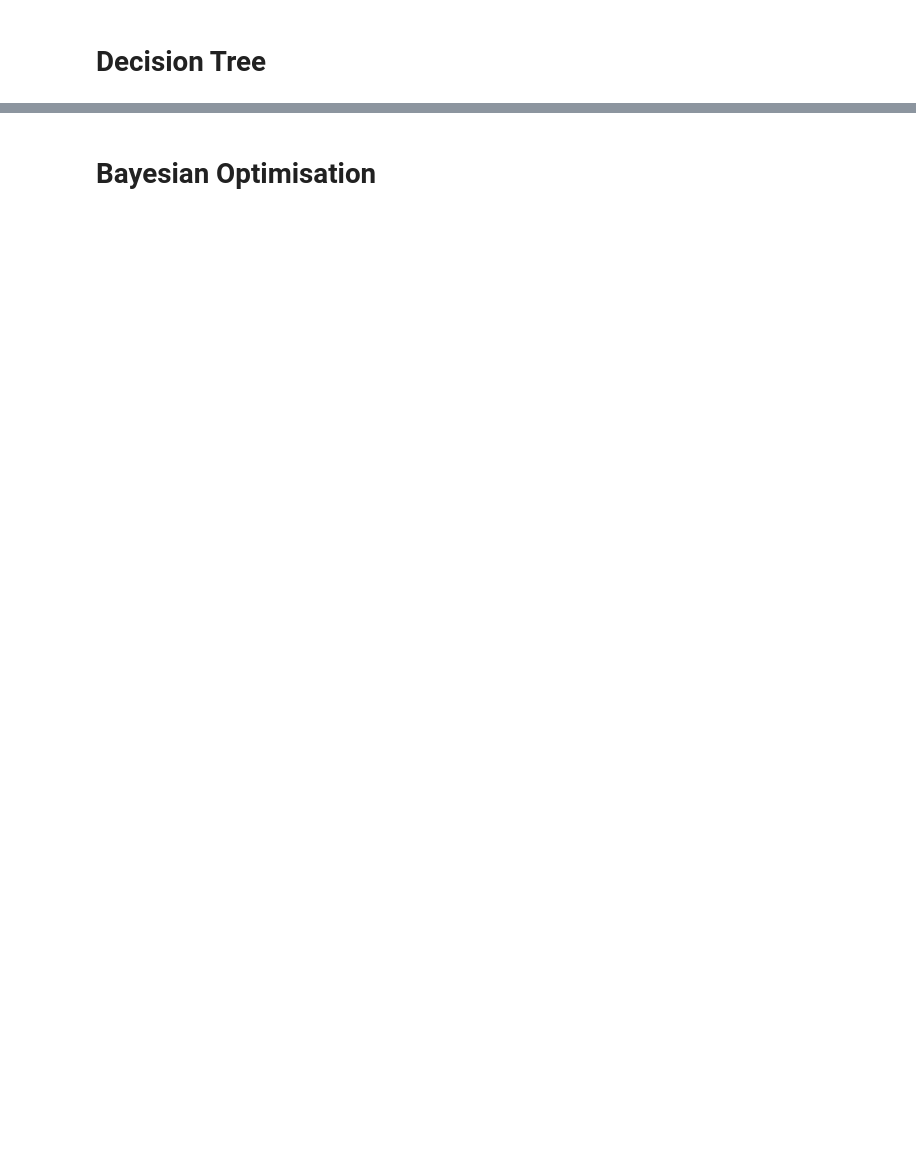
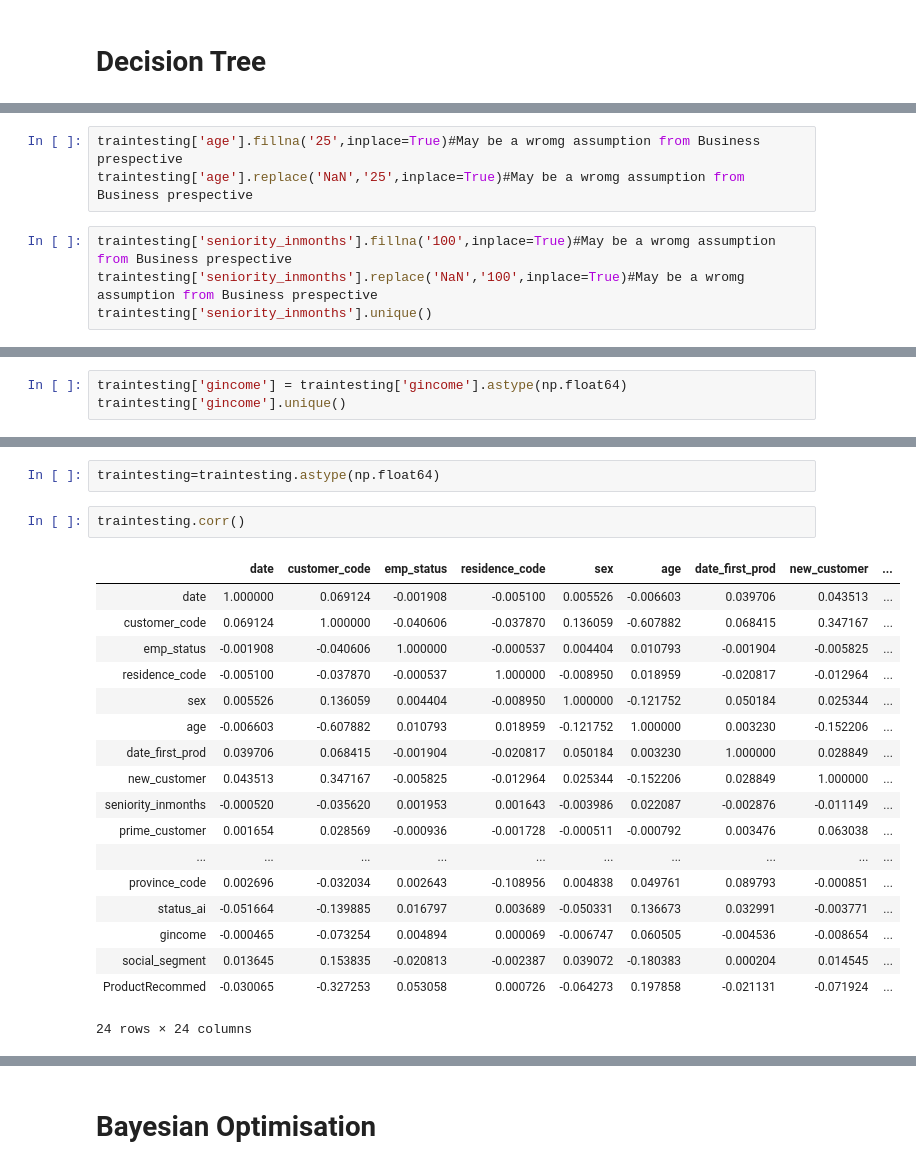
Before and after one commit to PRINCEMAIN/Python, a Jupyter notebook: santander-starter.ipynb, the cells around one changed output, grey strips where cells are left out. Drawn from its saved outputs; the diff is of its cells as text; blank space fills up the shorter version.

```diff
--- a/santander-starter.ipynb
+++ b/santander-starter.ipynb
@@ -950,0 +1164,7 @@ PImage(graph.create_png())
+# %%
+traintesting['age'].fillna('25',inplace=True)#May be a wromg assumption from Business prespective
+traintesting['age'].replace('NaN','25',inplace=True)#May be a wromg assumption from Business prespective
+# %%
+traintesting['seniority_inmonths'].fillna('100',inplace=True)#May be a wromg assumption from Business prespective
+traintesting['seniority_inmonths'].replace('NaN','100',inplace=True)#May be a wromg assumption from Business prespective
+traintesting['seniority_inmonths'].unique()
@@ -950,0 +1234,3 @@ PImage(graph.create_png())
+# %%
+traintesting['gincome'] = traintesting['gincome'].astype(np.float64)
+traintesting['gincome'].unique()
@@ -950,0 +1268,23 @@ PImage(graph.create_png())
+# %%
+traintesting=traintesting.astype(np.float64)
+# %%
+traintesting.corr()
+# %% [output]
+|  | date | customer_code | emp_status | residence_code | sex | age | date_first_prod | new_customer | ... |
+| date | 1.000000 | 0.069124 | -0.001908 | -0.005100 | 0.005526 | -0.006603 | 0.039706 | 0.043513 | ... |
+| customer_code | 0.069124 | 1.000000 | -0.040606 | -0.037870 | 0.136059 | -0.607882 | 0.068415 | 0.347167 | ... |
+| emp_status | -0.001908 | -0.040606 | 1.000000 | -0.000537 | 0.004404 | 0.010793 | -0.001904 | -0.005825 | ... |
+| residence_code | -0.005100 | -0.037870 | -0.000537 | 1.000000 | -0.008950 | 0.018959 | -0.020817 | -0.012964 | ... |
+| sex | 0.005526 | 0.136059 | 0.004404 | -0.008950 | 1.000000 | -0.121752 | 0.050184 | 0.025344 | ... |
+| age | -0.006603 | -0.607882 | 0.010793 | 0.018959 | -0.121752 | 1.000000 | 0.003230 | -0.152206 | ... |
+| date_first_prod | 0.039706 | 0.068415 | -0.001904 | -0.020817 | 0.050184 | 0.003230 | 1.000000 | 0.028849 | ... |
+| new_customer | 0.043513 | 0.347167 | -0.005825 | -0.012964 | 0.025344 | -0.152206 | 0.028849 | 1.000000 | ... |
+| seniority_inmonths | -0.000520 | -0.035620 | 0.001953 | 0.001643 | -0.003986 | 0.022087 | -0.002876 | -0.011149 | ... |
+| prime_customer | 0.001654 | 0.028569 | -0.000936 | -0.001728 | -0.000511 | -0.000792 | 0.003476 | 0.063038 | ... |
+| ... | ... | ... | ... | ... | ... | ... | ... | ... | ... |
+| province_code | 0.002696 | -0.032034 | 0.002643 | -0.108956 | 0.004838 | 0.049761 | 0.089793 | -0.000851 | ... |
+| status_ai | -0.051664 | -0.139885 | 0.016797 | 0.003689 | -0.050331 | 0.136673 | 0.032991 | -0.003771 | ... |
+| gincome | -0.000465 | -0.073254 | 0.004894 | 0.000069 | -0.006747 | 0.060505 | -0.004536 | -0.008654 | ... |
+| social_segment | 0.013645 | 0.153835 | -0.020813 | -0.002387 | 0.039072 | -0.180383 | 0.000204 | 0.014545 | ... |
+| ProductRecommed | -0.030065 | -0.327253 | 0.053058 | 0.000726 | -0.064273 | 0.197858 | -0.021131 | -0.071924 | ... |
+24 rows × 24 columns
```
Also changed, not shown: parts of 149 cells of this notebook.
